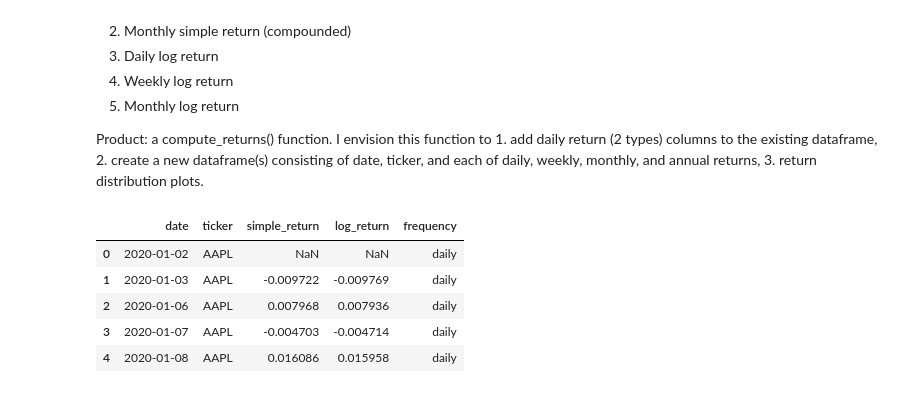
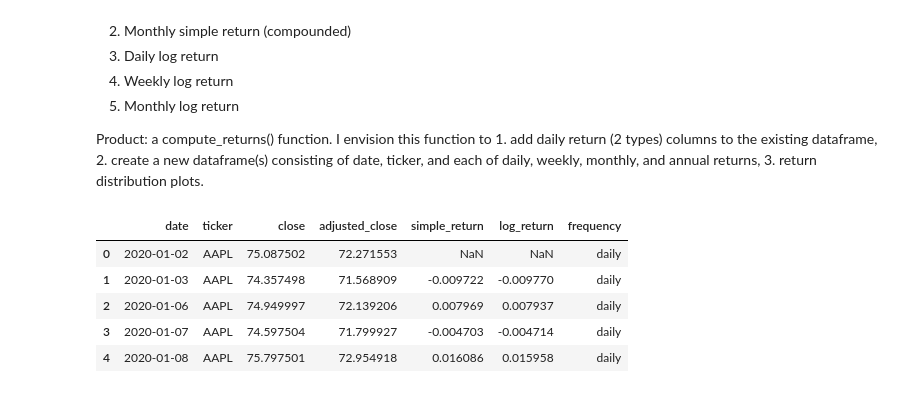
Before and after one commit to lzlava/LendoCapital, a Jupyter notebook: notebooks/Week 1 Notebook.ipynb, the cells around one changed output. Cells and saved outputs as stored; diff of their text form; code cells hidden in the pictures.

```diff
--- a/notebooks/Week 1 Notebook.ipynb
+++ b/notebooks/Week 1 Notebook.ipynb
@@ -18,17 +18,21 @@ import numpy as np
 import pyarrow
 import matplotlib.pyplot as plt
 # %%
-#49 Tickers from S&P500 and SPY (50 total)
-tickers = [
+#49 Tickers from S&P500 and SPY (51 total)
+portfolio_tickers = [
     "NVDA", "AAPL", "GOOGL", "GOOG", "MSFT", "AMZN", "META", "AVGO", "TSLA", "MU",
     "BRK-B", "LLY", "AMD", "JPM", "WMT", "V", "XOM", "INTC", "JNJ", "MA",
     "ABBV", "ORCL", "DIS", "CSCO", "CVX", "COST", "BAC", "LRCX", "KO", "AMAT",
     "MRK", "CAT", "DELL", "PG", "UNH", "GE", "MS", "PANW", "HD", "NFLX",
-    "PM", "GS", "IBM", "ANET", "WFC", "CRWD", "RTX", "VZ", "TXN", "SPY"
+    "PM", "GS", "IBM", "ANET", "WFC", "CRWD", "RTX", "VZ", "TXN", "TMUS"
 ]
 
+benchmark_ticker = "SPY"
+
+tickers = portfolio_tickers + [benchmark_ticker]
+
 start_date = "2020-01-01"
-end_date = "2025-12-31"
+end_date = "2026-06-01"
 
 data = yf.download(
     tickers,
@@ -351,13 +379,17 @@ def compute_period_returns(df, frequency = "W-FRI"):
     """
     This is a subfunction for compute_returns that computes a certain frequency of returns based on input.
 
-    Input: dataframe, str:frequency ("W-FRI", "ME", "YE")
-    Output: dataframe cropped per period, with returns computed
+    Input:
+        df: dataframe
+        frequency: timeframe from ["W-FRI", "ME", "YE"] (str)
+
+    Output:
+        dataframe cropped per period, with returns computed
     """
 
     period_prices = (
     df.set_index("date")
-      .groupby("ticker")["adjusted_close"]
+      .groupby("ticker")[["close", "adjusted_close"]]
       .resample(frequency)
       .last()
       .dropna()
@@ -386,8 +418,11 @@ def compute_returns(df):
     Simple returns are the most intuitive as they calculate percent change in closing price from the previous day. These are generally used in discussion for clarity and ease of understanding.
     Log returns take the log-difference of the closing prices, which is less convenient to think about but is very useful in summing returns, as this metric has an sums well (whereas simple returns require a compound formula).
 
-    Input: dataframe
-    Output: dataframe with extra columns on daily returns, dataframe with all types of returns
+    Input:
+        df: dataframe
+
+    Output:
+        dataframe with extra columns on daily returns, dataframe with all types of returns
     """
 
     df = df.copy()
@@ -410,7 +445,14 @@ def compute_returns(df):
     )
 
     daily = df[
-        ["date", "ticker", "daily_simple_return", "daily_log_return"]
+        [
+            "date",
+            "ticker",
+            "close",
+            "adjusted_close",
+            "daily_simple_return",
+            "daily_log_return"
+        ]
     ].copy()
 
     daily = daily.rename(
@@ -427,44 +469,46 @@ def compute_returns(df):
     weekly["frequency"] = "weekly"
 
     # Monthly
     monthly = compute_period_returns(df, "ME")
     monthly["frequency"] = "monthly"
 
     # Annual (not required)
     annual = compute_period_returns(df, "YE")
     annual["frequency"] = "annual"
 
     # Check columns are consistent
     columns = [
-    "date",
-    "ticker",
-    "simple_return",
-    "log_return",
-    "frequency"
+        "date",
+        "ticker",
+        "close",
+        "adjusted_close",
+        "simple_return",
+        "log_return",
+        "frequency"
     ]
 
     daily = daily[columns]
     weekly = weekly[columns]
     monthly = monthly[columns]
     annual = annual[columns]
 
     # Combine all these calculated values into one dataframe,
     returns_df = pd.concat(
         [daily, weekly, monthly, annual],
         ignore_index=True
     )
 
     return df, returns_df
 
 df, returns_df = compute_returns(df)
 returns_df.head()
 # %% [output]
-|  | date | ticker | simple_return | log_return | frequency |
-| 0 | 2020-01-02 | AAPL | NaN | NaN | daily |
-| 1 | 2020-01-03 | AAPL | -0.009722 | -0.009769 | daily |
-| 2 | 2020-01-06 | AAPL | 0.007968 | 0.007936 | daily |
-| 3 | 2020-01-07 | AAPL | -0.004703 | -0.004714 | daily |
-| 4 | 2020-01-08 | AAPL | 0.016086 | 0.015958 | daily |
+|  | date | ticker | close | adjusted_close | simple_return | log_return | frequency |
+| 0 | 2020-01-02 | AAPL | 75.087502 | 72.271553 | NaN | NaN | daily |
+| 1 | 2020-01-03 | AAPL | 74.357498 | 71.568909 | -0.009722 | -0.009770 | daily |
+| 2 | 2020-01-06 | AAPL | 74.949997 | 72.139206 | 0.007969 | 0.007937 | daily |
+| 3 | 2020-01-07 | AAPL | 74.597504 | 71.799927 | -0.004703 | -0.004714 | daily |
+| 4 | 2020-01-08 | AAPL | 75.797501 | 72.954918 | 0.016086 | 0.015958 | daily |
 # %%
 # I find the returns_df dataframe rather annoying to read so I separated them here again for clarity:
 daily_returns = returns_df[
```
Also changed, not shown: parts of 17 cells of this notebook, 7 other files.
